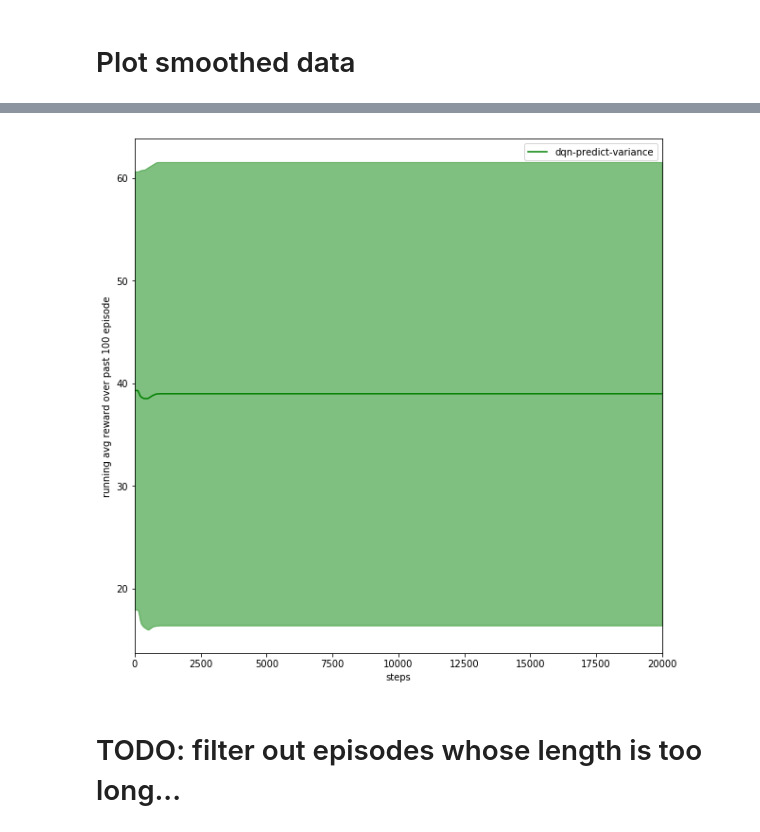
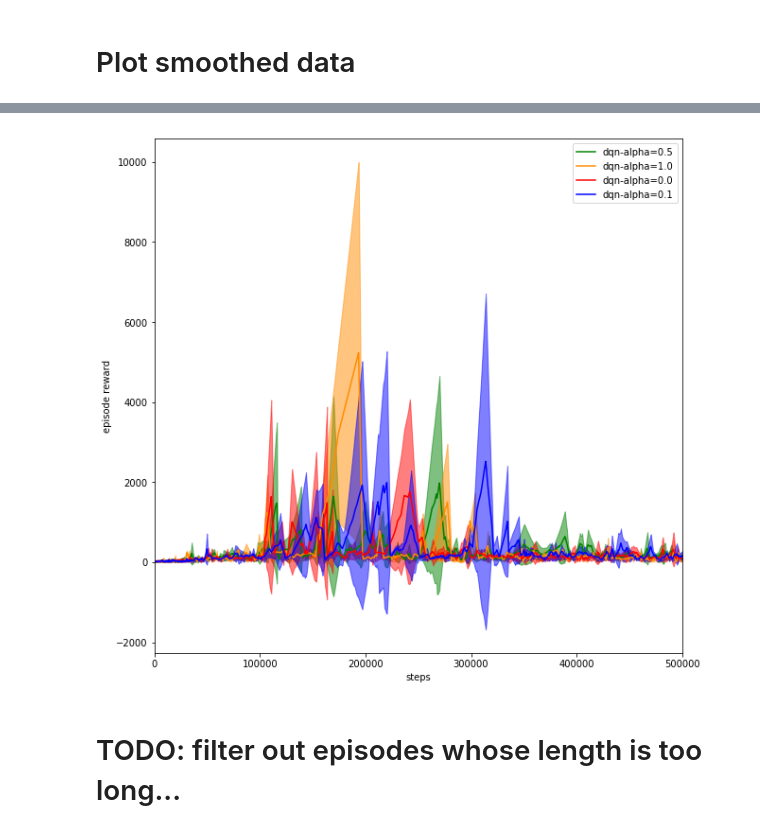
Before and after one commit to avati/baselines, a Jupyter notebook: visualize_results.ipynb, the cells around one changed output, grey strips where cells are left out. Drawn from its saved outputs; the diff is of its cells as text; code cells hidden in the pictures.

```diff
--- a/visualize_results.ipynb
+++ b/visualize_results.ipynb
@@ -57,6 +61,6 @@ assert len(cmap) >= len(folders_to_load)
 # %% [markdown]
 # Set params
 # %%
-max_timestep = 20000
-n_steps_to_resample = 500
+max_timestep = 500000
+n_steps_to_resample = 500000
 steps_resampled = np.linspace(0, max_timestep, n_steps_to_resample, endpoint=True)
@@ -315,12 +321,12 @@ for group, path_to_logs in folders_to_load.items():
 
     # Plot mean resampled curves
     plt.legend(group)
-    #plt.plot(steps_resampled, r_mean_ep_r,c=cmap[c_idx],label=group)
-    plt.plot(steps_resampled, r_mean_r,c=cmap[c_idx],label=group)
+    plt.plot(steps_resampled, r_mean_ep_r,c=cmap[c_idx],label=group)
+    #plt.plot(steps_resampled, r_mean_r,c=cmap[c_idx],label=group)
 
     # Plot std deviation resampled curves
-    #plt.fill_between(steps_resampled.flatten(), r_mean_ep_r-r_std_ep_r, r_mean_ep_r+r_std_ep_r, alpha=0.5, edgecolor=cmap[c_idx], facecolor=cmap[c_idx])
-    plt.fill_between(steps_resampled.flatten(), r_mean_r-r_std_r, r_mean_r+r_std_r, alpha=0.5, edgecolor=cmap[c_idx], facecolor=cmap[c_idx])
+    plt.fill_between(steps_resampled.flatten(), r_mean_ep_r-r_std_ep_r, r_mean_ep_r+r_std_ep_r, alpha=0.5, edgecolor=cmap[c_idx], facecolor=cmap[c_idx])
+    #plt.fill_between(steps_resampled.flatten(), r_mean_r-r_std_r, r_mean_r+r_std_r, alpha=0.5, edgecolor=cmap[c_idx], facecolor=cmap[c_idx])
 
 
 
@@ -329,8 +335,8 @@ plt.xlim((0,max_timestep))
 plt.legend()
 plt.xlabel('steps')
 
-#plt.ylabel('episode reward')
-plt.ylabel('running avg reward over past 100 episode')
+plt.ylabel('episode reward')
+#plt.ylabel('running avg reward over past 100 episode')
 
 plt.show()
 # %% [output]
@@ -338,3 +343,3 @@ Error: it is possible that pd.read_csv is empty: ./save/2019-06-08.17:30:52/prog
-[figure, old version]
+[figure, new version]
 # %% [markdown]
 # TODO: filter out episodes whose length is too long...
```
Also changed, not shown: parts of 7 cells of this notebook, 9 other files.
